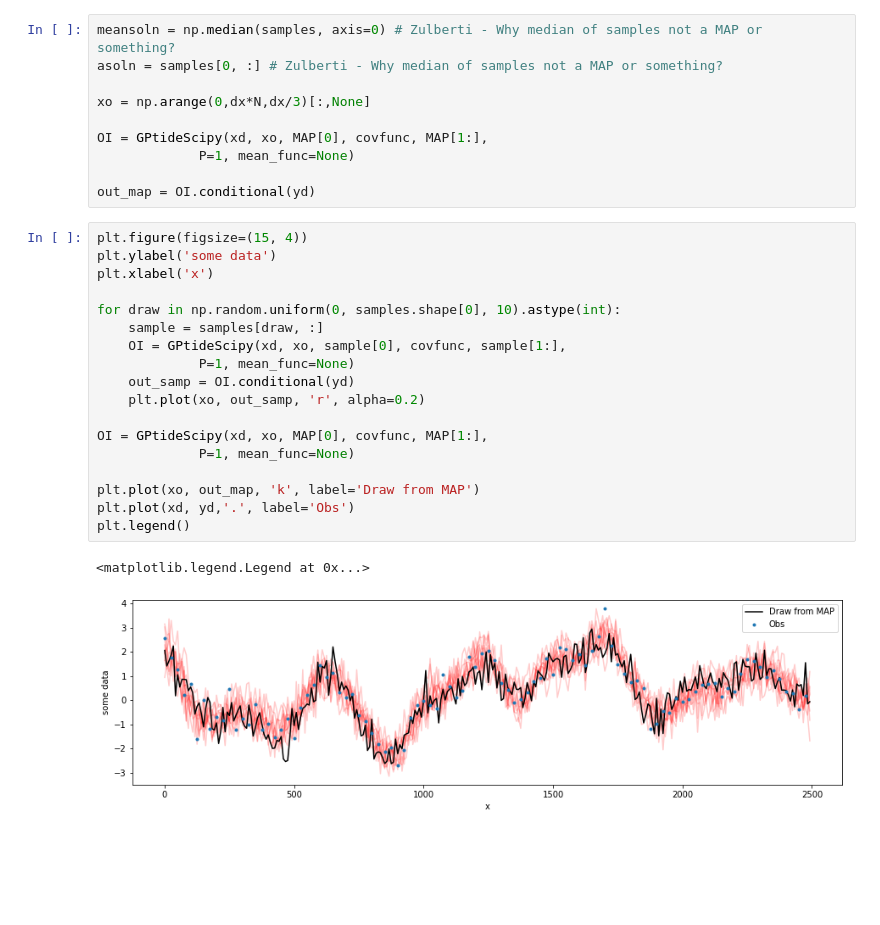
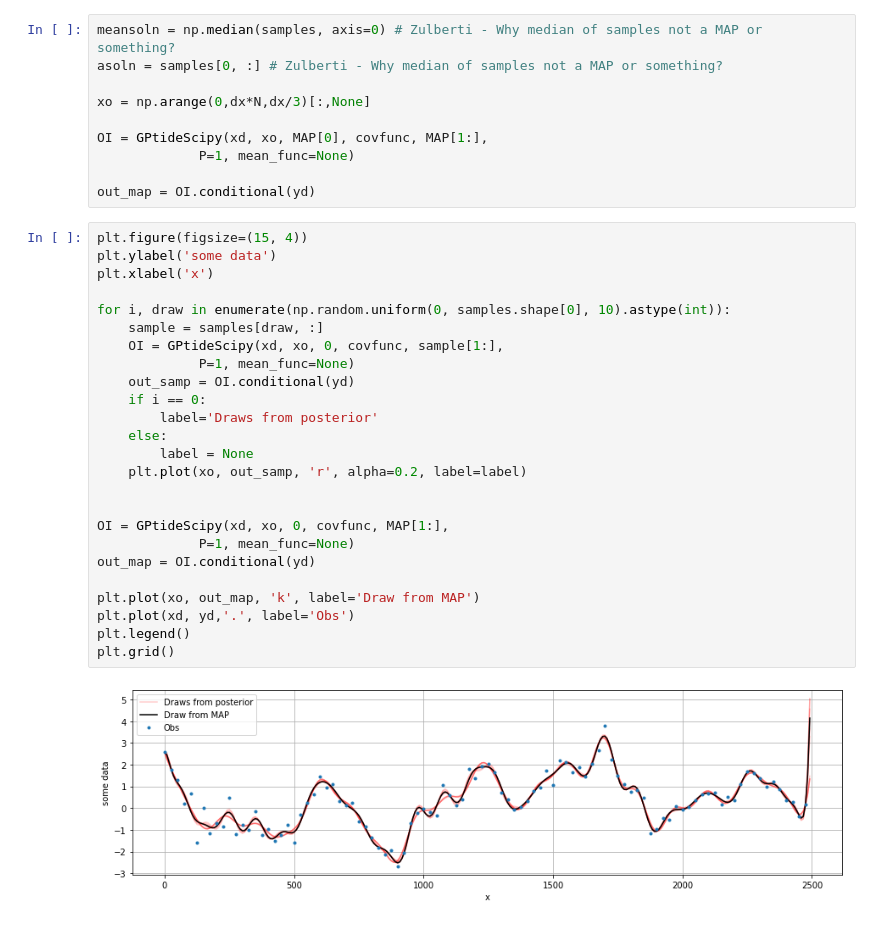
Before and after one commit to TIDE-ITRH/gptide, a Jupyter notebook: docs/examples/example_03_1d_kernel_estimation_mcmc.ipynb, the cells around one changed output. Drawn from its saved outputs; the diff is of its cells as text; blank space fills up the shorter version.

```diff
--- a/docs/examples/example_03_1d_kernel_estimation_mcmc.ipynb
+++ b/docs/examples/example_03_1d_kernel_estimation_mcmc.ipynb
@@ -144,21 +144,27 @@ out_map = OI.conditional(yd)
 # %%
 plt.figure(figsize=(15, 4))
 plt.ylabel('some data')
 plt.xlabel('x')
 
-for draw in np.random.uniform(0, samples.shape[0], 10).astype(int):
+for i, draw in enumerate(np.random.uniform(0, samples.shape[0], 10).astype(int)):
     sample = samples[draw, :]
-    OI = GPtideScipy(xd, xo, sample[0], covfunc, sample[1:],
+    OI = GPtideScipy(xd, xo, 0, covfunc, sample[1:],
              P=1, mean_func=None)
     out_samp = OI.conditional(yd)
-    plt.plot(xo, out_samp, 'r', alpha=0.2)
+    if i == 0:
+        label='Draws from posterior'
+    else:
+        label = None
+    plt.plot(xo, out_samp, 'r', alpha=0.2, label=label)
 
-OI = GPtideScipy(xd, xo, MAP[0], covfunc, MAP[1:],
+
+OI = GPtideScipy(xd, xo, 0, covfunc, MAP[1:],
              P=1, mean_func=None)
+out_map = OI.conditional(yd)
 
 plt.plot(xo, out_map, 'k', label='Draw from MAP')
 plt.plot(xd, yd,'.', label='Obs')
 plt.legend()
+plt.grid()
 # %% [output]
-<matplotlib.legend.Legend at 0x...>
-[figure, old version]
+[figure, new version]
```
Also changed, not shown: parts of 12 cells of this notebook.
